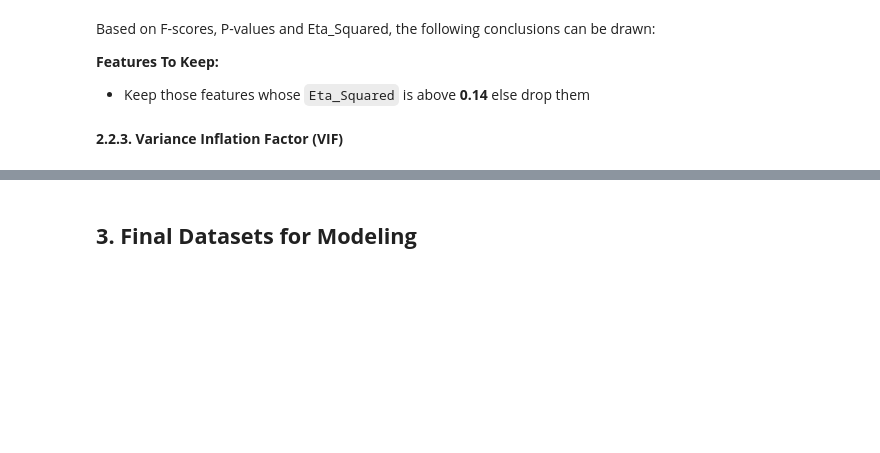
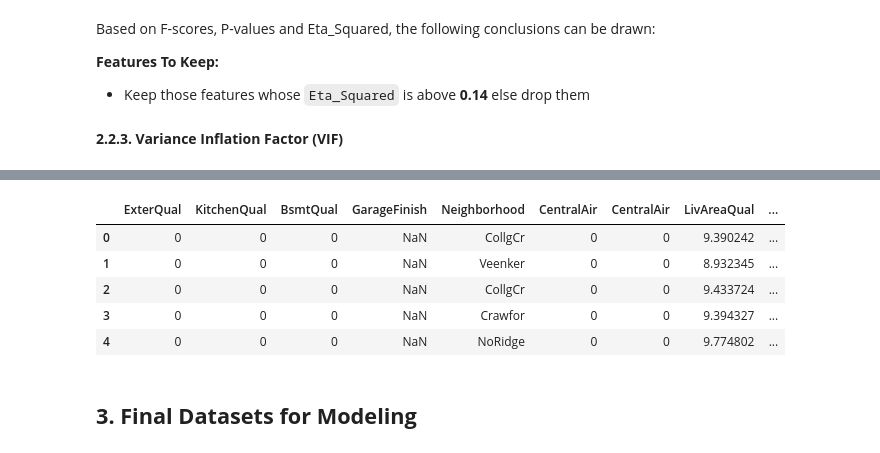
Before and after one commit to annugit1655/Real-Estate-Price-Prediction, a Jupyter notebook: Real-Estate-Price-Prediction/notebooks/02-Preprocessing-&-Feature-Engg.ipynb, the cells around one changed output, grey strips where cells are left out. Cells and saved outputs as stored; diff of their text form; code cells hidden in the pictures; blank space fills up the shorter version.

Commit message:
final_feature_selection

```diff
--- a/Real-Estate-Price-Prediction/notebooks/02-Preprocessing-&-Feature-Engg.ipynb
+++ b/Real-Estate-Price-Prediction/notebooks/02-Preprocessing-&-Feature-Engg.ipynb
@@ -826,0 +801,8 @@ vif_df
+# %%
+vif_final = (
+    compute_vif(train_pro[selected_num_cols]
+                .drop(columns = ['GarageArea', 'TotalBsmtSF', '1stFlrSF','FullBath', 'TotRmsAbvGrd',
+                                  'YearBuilt', 'OverallQualSquared', 'YearRemodAdd', 'GrLivArea', 'BathToBedRatio']))
+
+)
+vif_final
@@ -826,0 +825,11 @@ vif_df
+# %%
+# Identify skewed columns
+skewness = train_pro[vif_final['Features'].tolist()].skew().sort_values(ascending=False)
+skewed_cols = list(skewness[abs(skewness) > 0.5].index)
+
+# Apply log1p transformation safely
+for col in skewed_cols:
+    if (train_pro[col] >= 0).all() :  # only transform non-negative features
+        train_pro[col] = np.log1p(train_pro[col])
+    else:
+        print(f"Skipped {col}: contains negative values")
@@ -826,0 +873,7 @@ vif_df
+# %%
+corr = train_pro[train_pro.select_dtypes("bool").columns.tolist() + ['SalePrice']].corr()
+corr
+bool_features = ['HasFireplace', 'HasGarage', 'HasPorch']
+# %%
+final_features = cat_features_selected + vif_final['Features'].tolist() + bool_features
+len(final_features)
@@ -827,3 +902,12 @@ vif_df
+# %%
+train_pro[final_features].head()
+# %% [output]
+|  | ExterQual | KitchenQual | BsmtQual | GarageFinish | Neighborhood | CentralAir | CentralAir | LivAreaQual | ... |
+| 0 | 0 | 0 | 0 | NaN | CollgCr | 0 | 0 | 9.390242 | ... |
+| 1 | 0 | 0 | 0 | NaN | Veenker | 0 | 0 | 8.932345 | ... |
+| 2 | 0 | 0 | 0 | NaN | CollgCr | 0 | 0 | 9.433724 | ... |
+| 3 | 0 | 0 | 0 | NaN | Crawfor | 0 | 0 | 9.394327 | ... |
+| 4 | 0 | 0 | 0 | NaN | NoRidge | 0 | 0 | 9.774802 | ... |
 # %% [markdown]
 ## __3. Final Datasets for Modeling__
 # %%
```
Also changed, not shown: parts of 25 cells of this notebook.
